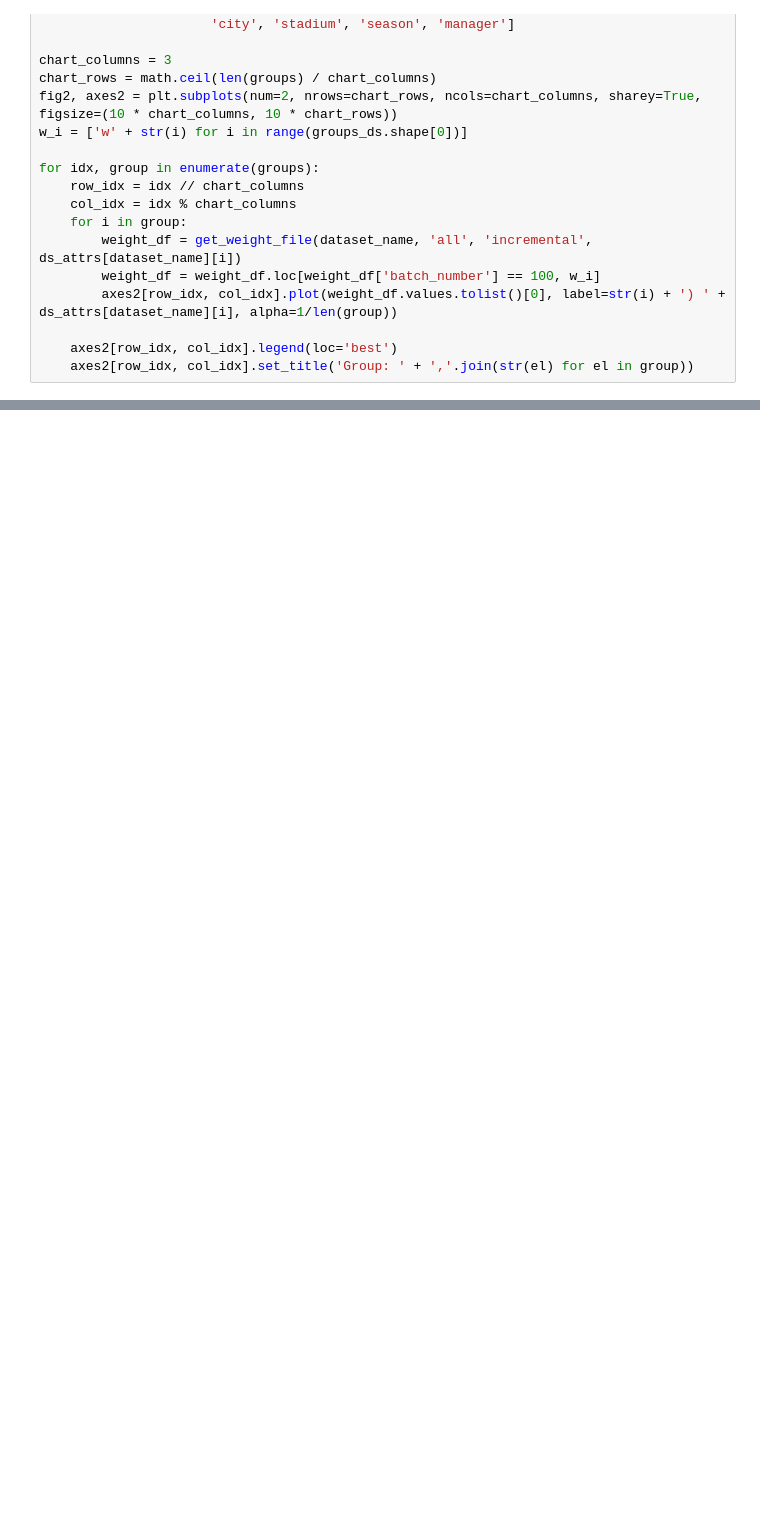
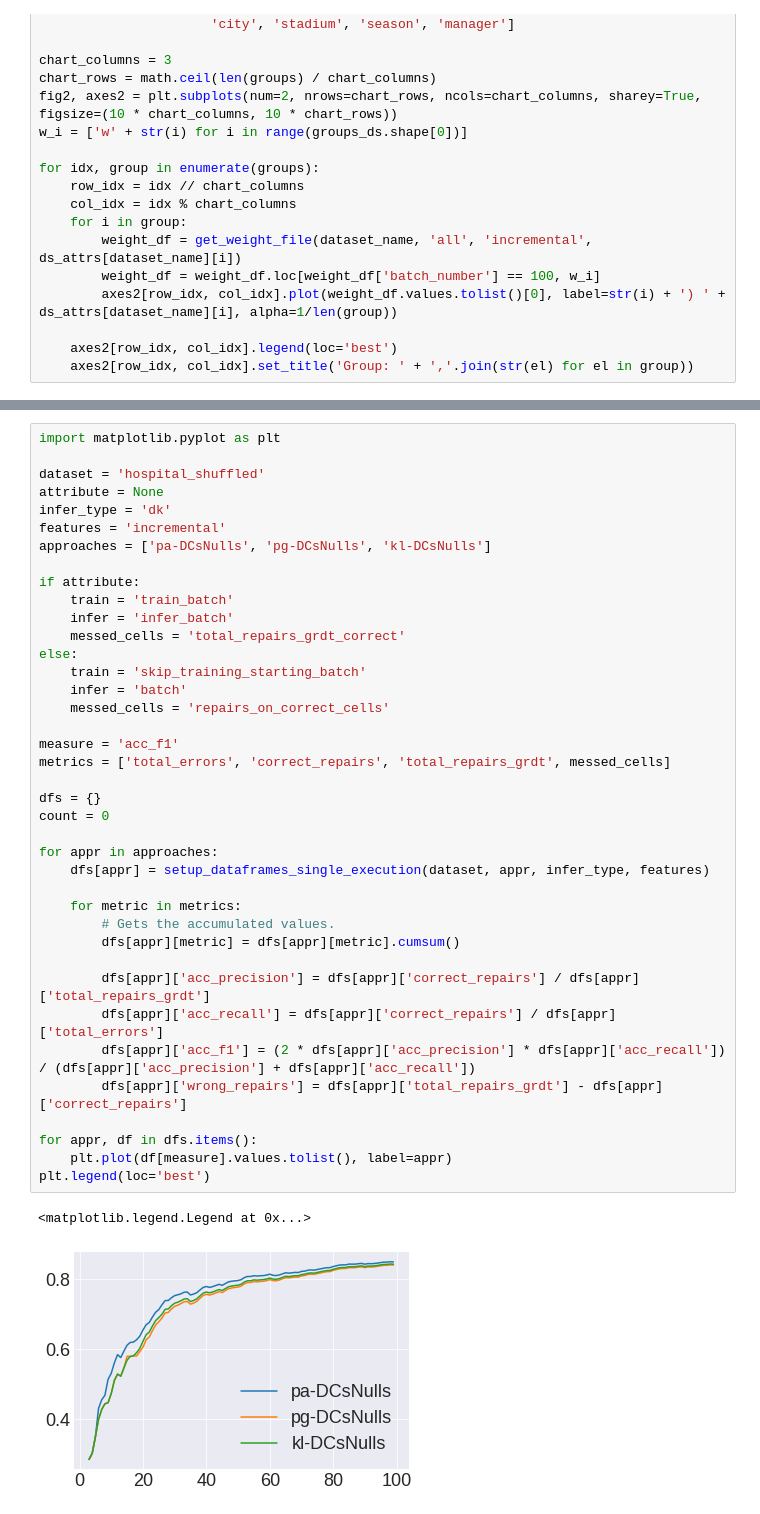
Before and after one commit to oliveiraph17/holoclean-incremental, a Jupyter notebook: experimental_results/quality_charts.ipynb, the cells around one changed output, grey strips where cells are left out. Cells and saved outputs as stored; diff of their text form; blank space fills up the shorter version.

```diff
--- a/experimental_results/quality_charts.ipynb
+++ b/experimental_results/quality_charts.ipynb
@@ -480,0 +521,42 @@ for idx, group in enumerate(groups):
+# %%
+import matplotlib.pyplot as plt
+
+dataset = 'hospital_shuffled'
+attribute = None
+infer_type = 'dk'
+features = 'incremental'
+approaches = ['pa-DCsNulls', 'pg-DCsNulls', 'kl-DCsNulls']
+
+if attribute:
+    train = 'train_batch'
+    infer = 'infer_batch'
+    messed_cells = 'total_repairs_grdt_correct'
+else:
+    train = 'skip_training_starting_batch'
+    infer = 'batch'
+    messed_cells = 'repairs_on_correct_cells'
+
+measure = 'acc_f1'
+metrics = ['total_errors', 'correct_repairs', 'total_repairs_grdt', messed_cells]
+
+dfs = {}
+count = 0
+
+for appr in approaches:
+    dfs[appr] = setup_dataframes_single_execution(dataset, appr, infer_type, features)
+
+    for metric in metrics:
+        # Gets the accumulated values.
+        dfs[appr][metric] = dfs[appr][metric].cumsum()
+
+        dfs[appr]['acc_precision'] = dfs[appr]['correct_repairs'] / dfs[appr]['total_repairs_grdt']
+        dfs[appr]['acc_recall'] = dfs[appr]['correct_repairs'] / dfs[appr]['total_errors']
+        dfs[appr]['acc_f1'] = (2 * dfs[appr]['acc_precision'] * dfs[appr]['acc_recall']) / (dfs[appr]['acc_precision'] + dfs[appr]['acc_recall'])
+        dfs[appr]['wrong_repairs'] = dfs[appr]['total_repairs_grdt'] - dfs[appr]['correct_repairs']
+
+for appr, df in dfs.items():
+    plt.plot(df[measure].values.tolist(), label=appr)
+plt.legend(loc='best')
+# %% [output]
+<matplotlib.legend.Legend at 0x...>
+[figure, added]
```
Also changed, not shown: parts of 8 cells of this notebook, 2 other files.
